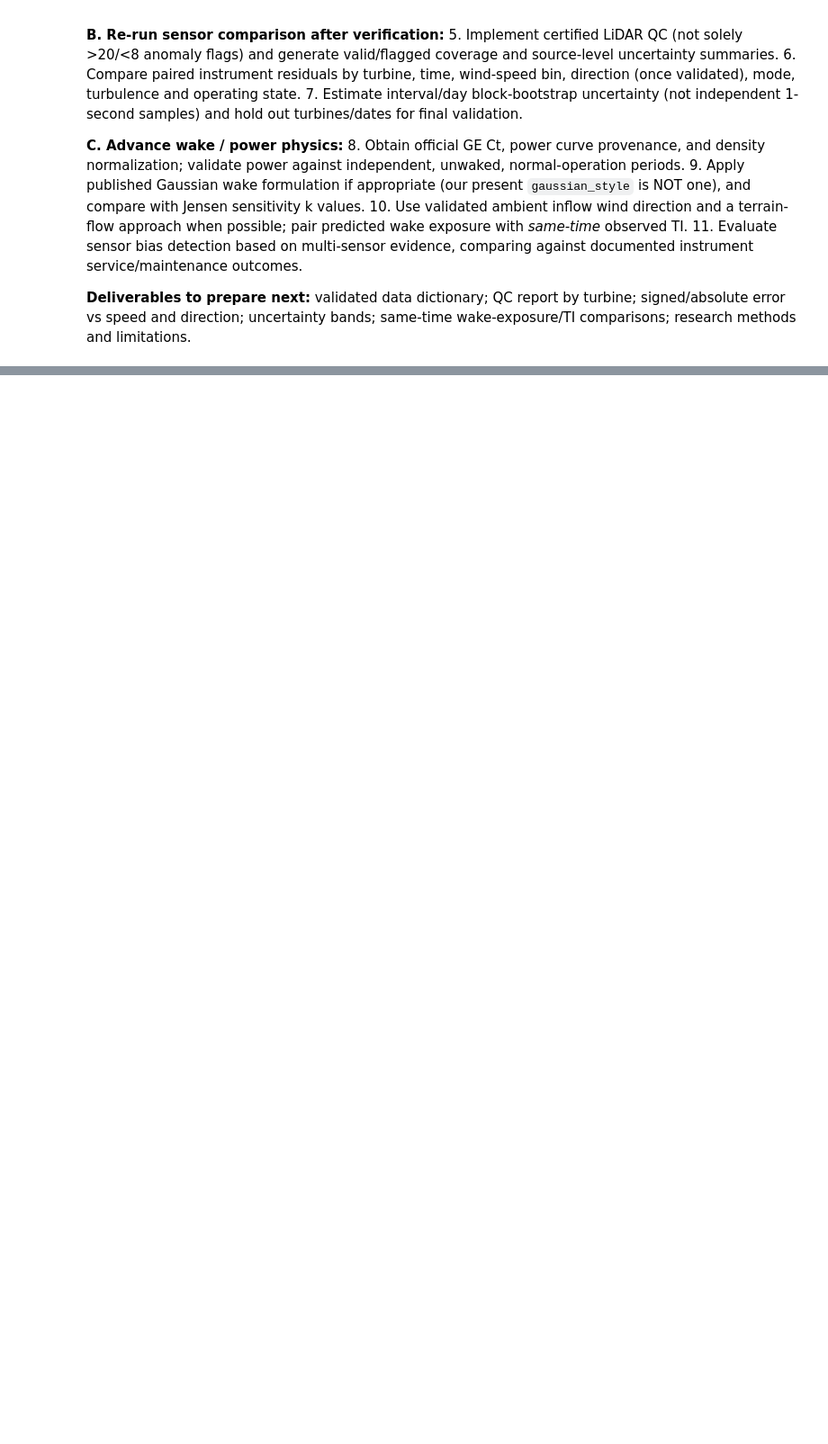
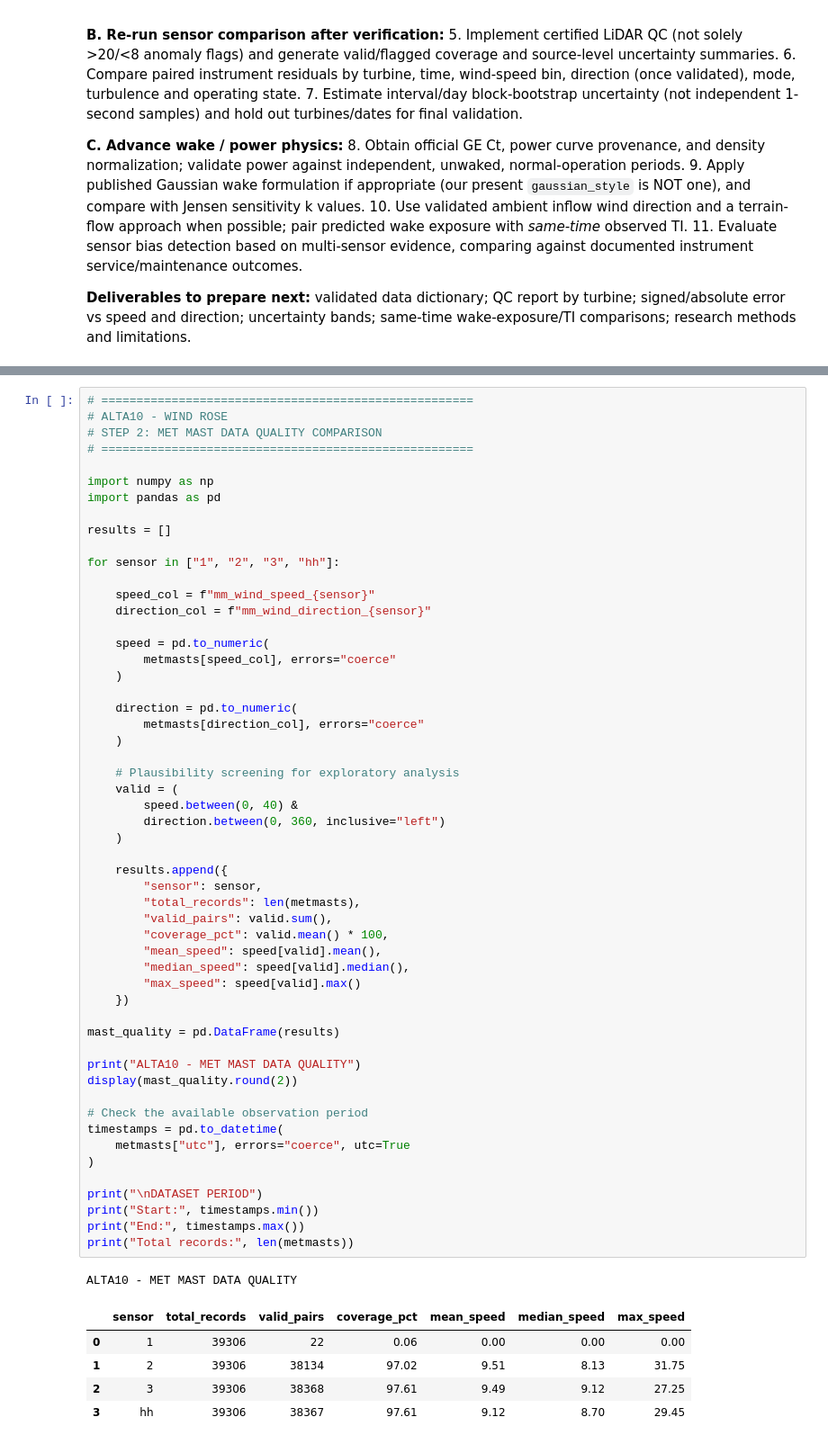
Before and after one commit to Aiden-Badalamenti3/CU-Capstone-Project, a Jupyter notebook: notebooks/alex_notebooks/06_ALTA10_Research_Synthesis_and_Validation.ipynb, the cells around one changed output, grey strips where cells are left out. Shown at 90% size. Drawn from its saved outputs; the diff is of its cells as text; blank space fills up the shorter version.

```diff
--- a/notebooks/alex_notebooks/06_ALTA10_Research_Synthesis_and_Validation.ipynb
+++ b/notebooks/alex_notebooks/06_ALTA10_Research_Synthesis_and_Validation.ipynb
@@ -1068,0 +1205,61 @@ print(f"Tables and figures: {RESULT_DIR}")
+# %%
+# =====================================================
+# ALTA10 - WIND ROSE
+# STEP 2: MET MAST DATA QUALITY COMPARISON
+# =====================================================
+
+import numpy as np
+import pandas as pd
+
+results = []
+
+for sensor in ["1", "2", "3", "hh"]:
+
+    speed_col = f"mm_wind_speed_{sensor}"
+    direction_col = f"mm_wind_direction_{sensor}"
+
+    speed = pd.to_numeric(
+        metmasts[speed_col], errors="coerce"
+    )
+
+    direction = pd.to_numeric(
+        metmasts[direction_col], errors="coerce"
+    )
+
+    # Plausibility screening for exploratory analysis
+    valid = (
+        speed.between(0, 40) &
+        direction.between(0, 360, inclusive="left")
+    )
+
+    results.append({
+        "sensor": sensor,
+        "total_records": len(metmasts),
+        "valid_pairs": valid.sum(),
+        "coverage_pct": valid.mean() * 100,
+        "mean_speed": speed[valid].mean(),
+        "median_speed": speed[valid].median(),
+        "max_speed": speed[valid].max()
+    })
+
+mast_quality = pd.DataFrame(results)
+
+print("ALTA10 - MET MAST DATA QUALITY")
+display(mast_quality.round(2))
+
+# Check the available observation period
+timestamps = pd.to_datetime(
+    metmasts["utc"], errors="coerce", utc=True
+)
+
+print("\nDATASET PERIOD")
+print("Start:", timestamps.min())
+print("End:", timestamps.max())
+print("Total records:", len(metmasts))
+# %% [output]
+ALTA10 - MET MAST DATA QUALITY
+|  | sensor | total_records | valid_pairs | coverage_pct | mean_speed | median_speed | max_speed |
+| 0 | 1 | 39306 | 22 | 0.06 | 0.00 | 0.00 | 0.00 |
+| 1 | 2 | 39306 | 38134 | 97.02 | 9.51 | 8.13 | 31.75 |
+| 2 | 3 | 39306 | 38368 | 97.61 | 9.49 | 9.12 | 27.25 |
+| 3 | hh | 39306 | 38367 | 97.61 | 9.12 | 8.70 | 29.45 |
```
Also changed, not shown: parts of 20 cells of this notebook, 1 other file.
